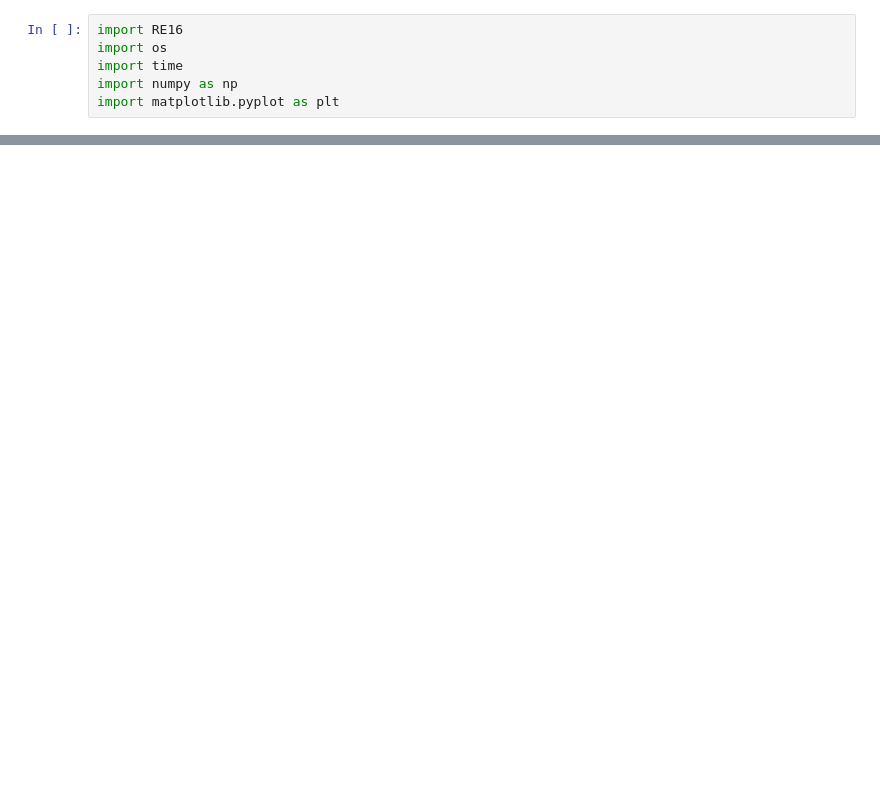
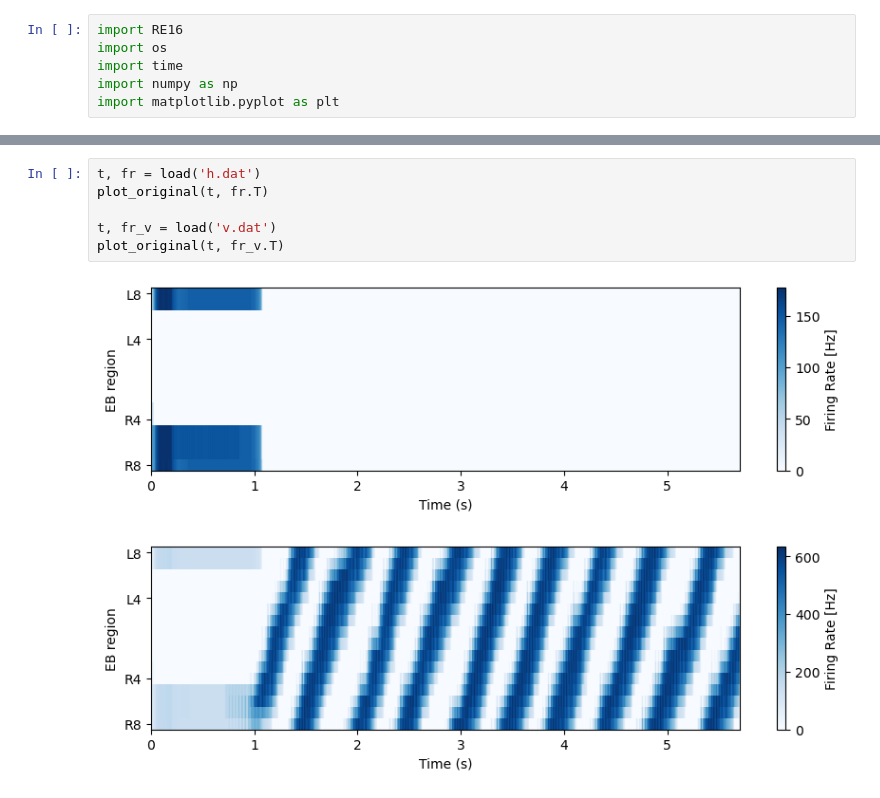
Before and after one commit to pan825/RE16, a Jupyter notebook: 2D/test.ipynb, the cells around one changed output, grey strips where cells are left out. Cells and saved outputs as stored; diff of their text form; blank space fills up the shorter version.

```diff
--- a/2D/test.ipynb
+++ b/2D/test.ipynb
@@ -55,0 +152,9 @@ save(t, fr_v, 'v.dat')
+# %%
+t, fr = load('h.dat')
+plot_original(t, fr.T)
+
+t, fr_v = load('v.dat')
+plot_original(t, fr_v.T)
+# %% [output]
+[figure, added]
+[figure, added]
```
Also changed, not shown: parts of 4 cells of this notebook, 5 other files.
